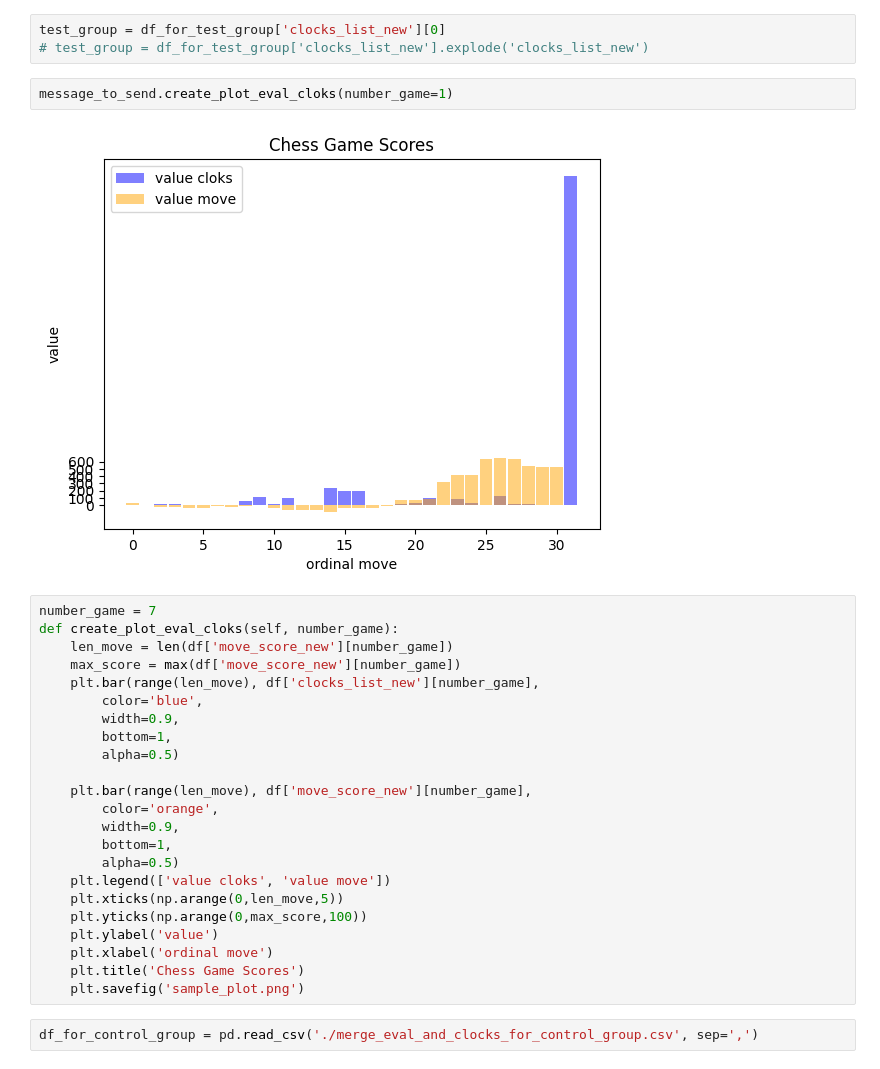
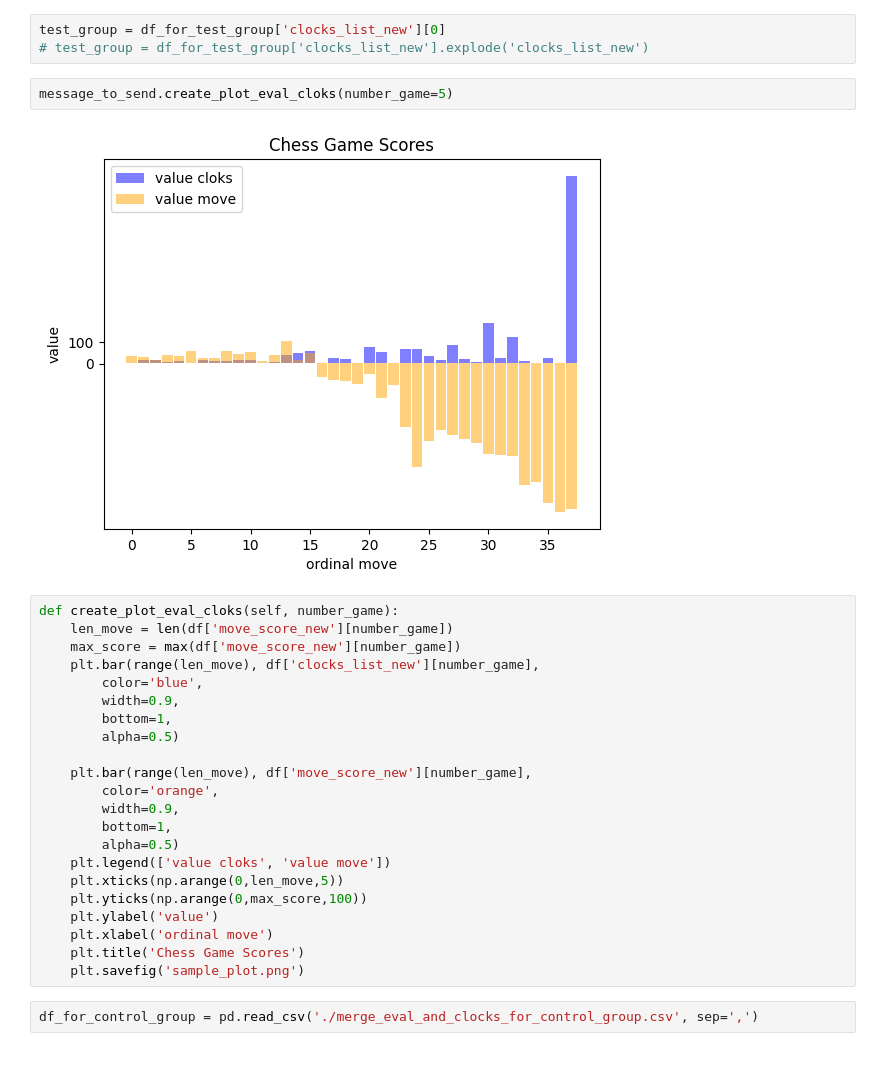
Before and after one commit to SivkoFamily/DataScience, a Jupyter notebook: lichess_liderboard/visualiz.ipynb, the cells around one changed output. Cells and saved outputs as stored; diff of their text form.

```diff
--- a/lichess_liderboard/visualiz.ipynb
+++ b/lichess_liderboard/visualiz.ipynb
@@ -44,11 +49,10 @@ df_for_test_group['move_score_new'] = \
 test_group = df_for_test_group['clocks_list_new'][0]
 # test_group = df_for_test_group['clocks_list_new'].explode('clocks_list_new')
 # %%
-message_to_send.create_plot_eval_cloks(number_game=1)
+message_to_send.create_plot_eval_cloks(number_game=5)
 # %% [output]
-[figure, old version]
+[figure, new version]
 # %%
-number_game = 7
 def create_plot_eval_cloks(self, number_game):
     len_move = len(df['move_score_new'][number_game])
     max_score = max(df['move_score_new'][number_game])
```
Also changed, not shown: parts of 9 cells of this notebook, 5 other files.
